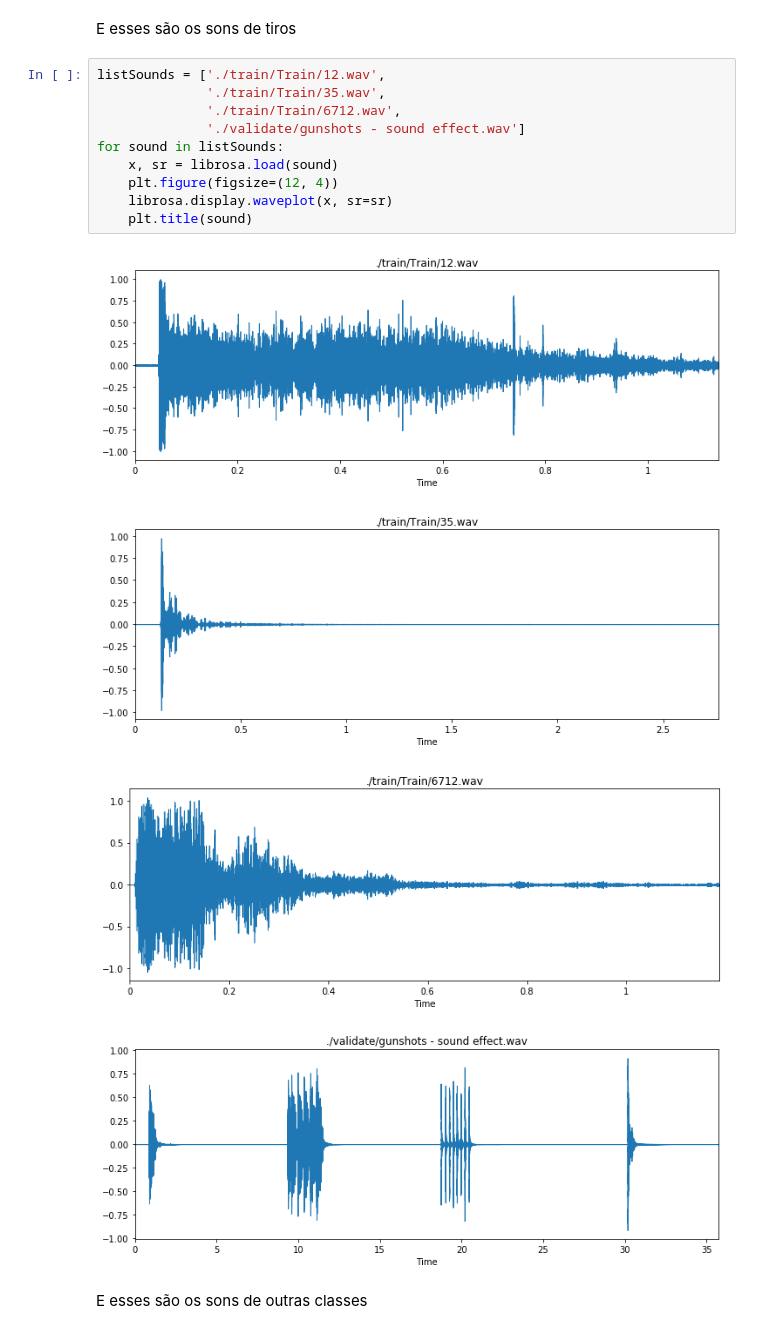
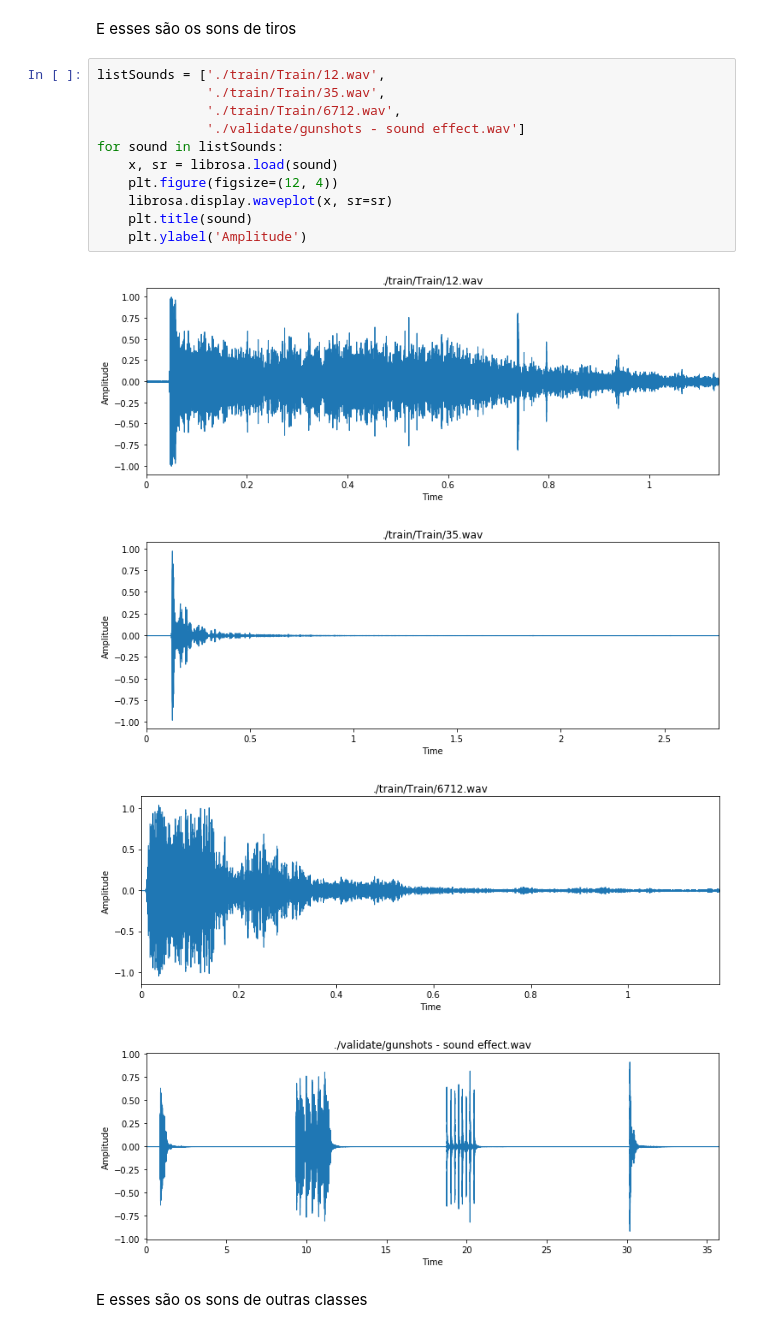
Before and after one commit to flisbao/ml_nanodegree, a Jupyter notebook: TCC_2.ipynb, the cells around one changed output. Saved outputs shown, nothing was run; the diff lists cells and outputs as text.

```diff
--- a/TCC_2.ipynb
+++ b/TCC_2.ipynb
@@ -84,18 +85,19 @@ E esses são os sons de tiros
 # %%
 listSounds = ['./train/Train/12.wav',
               './train/Train/35.wav',
               './train/Train/6712.wav',
               './validate/gunshots - sound effect.wav']
 for sound in listSounds:
     x, sr = librosa.load(sound)
     plt.figure(figsize=(12, 4))
     librosa.display.waveplot(x, sr=sr)
     plt.title(sound)
+    plt.ylabel('Amplitude')
 # %% [output]
-[figure, old version]
+[figure, new version]
-[figure, old version]
+[figure, new version]
-[figure, old version]
+[figure, new version]
-[figure, old version]
+[figure, new version]
 # %% [markdown]
 E esses são os sons de outras classes
 # %%
```
Also changed, not shown: parts of 8 cells of this notebook.
